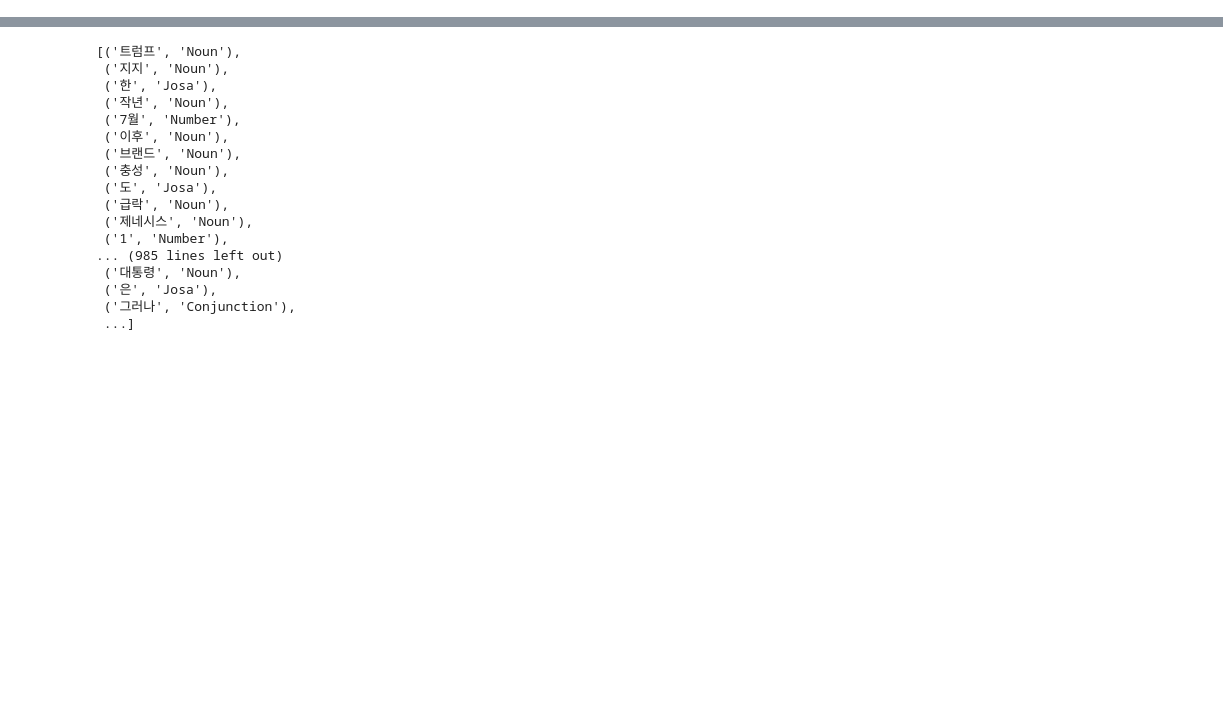
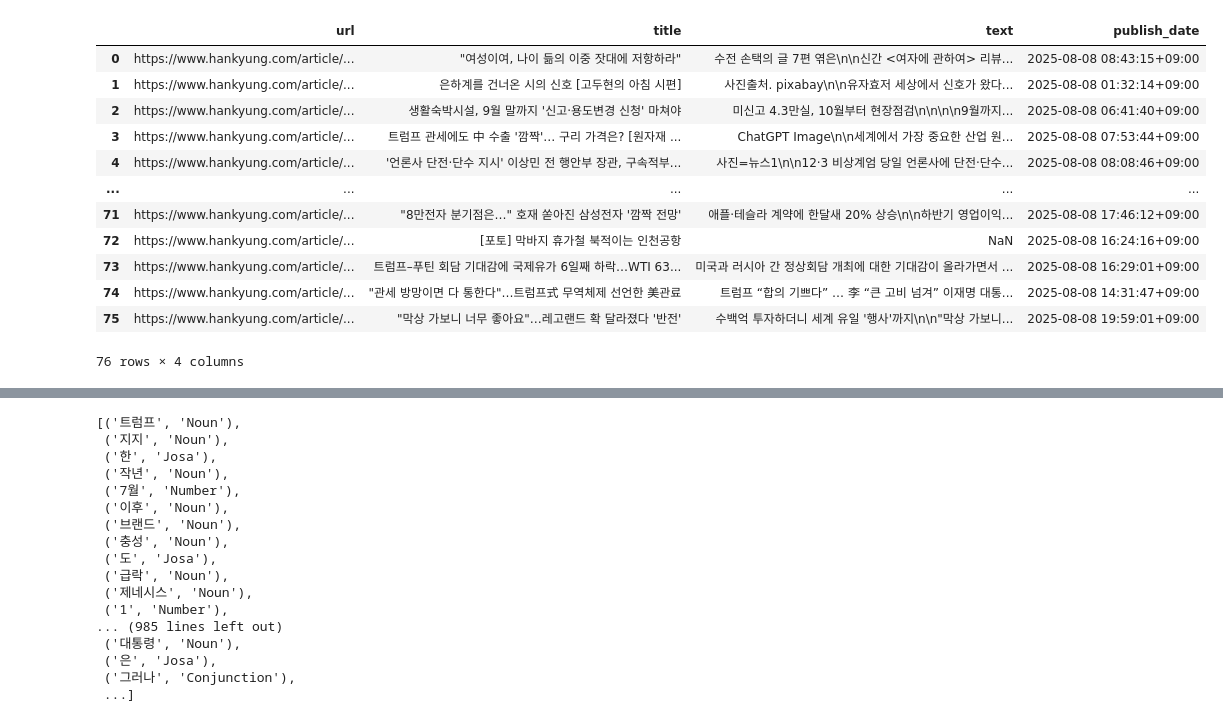
Before and after one commit to TrulySangwonDays/Side_project, a Jupyter notebook: ThemeStock_advanced/preprocessing_.ipynb, the cells around one changed output, grey strips where cells are left out. Cells and saved outputs as stored; diff of their text form; code cells hidden in the pictures; blank space fills up the shorter version.

```diff
--- a/ThemeStock_advanced/preprocessing_.ipynb
+++ b/ThemeStock_advanced/preprocessing_.ipynb
@@ -29,0 +26,16 @@ text_all = " ".join(df['text'].dropna().tolist())
+# %%
+df
+# %% [output]
+|  | url | title | text | publish_date |
+| 0 | https://www.hankyung.com/article/... | "여성이여, 나이 듦의 이중 잣대에 저항하라" | 수전 손택의 글 7편 엮은\n\n신간 <여자에 관하여> 리뷰... | 2025-08-08 08:43:15+09:00 |
+| 1 | https://www.hankyung.com/article/... | 은하계를 건너온 시의 신호 [고두현의 아침 시편] | 사진출처. pixabay\n\n유자효저 세상에서 신호가 왔다... | 2025-08-08 01:32:14+09:00 |
+| 2 | https://www.hankyung.com/article/... | 생활숙박시설, 9월 말까지 '신고·용도변경 신청' 마쳐야 | 미신고 4.3만실, 10월부터 현장점검\n\n\n\n9월까지... | 2025-08-08 06:41:40+09:00 |
+| 3 | https://www.hankyung.com/article/... | 트럼프 관세에도 中 수출 '깜짝'… 구리 가격은? [원자재 ... | ChatGPT Image\n\n세계에서 가장 중요한 산업 원... | 2025-08-08 07:53:44+09:00 |
+| 4 | https://www.hankyung.com/article/... | '언론사 단전·단수 지시' 이상민 전 행안부 장관, 구속적부... | 사진=뉴스1\n\n12·3 비상계엄 당일 언론사에 단전·단수... | 2025-08-08 08:08:46+09:00 |
+| ... | ... | ... | ... | ... |
+| 71 | https://www.hankyung.com/article/... | "8만전자 분기점은…" 호재 쏟아진 삼성전자 '깜짝 전망' | 애플·테슬라 계약에 한달새 20% 상승\n\n하반기 영업이익... | 2025-08-08 17:46:12+09:00 |
+| 72 | https://www.hankyung.com/article/... | [포토] 막바지 휴가철 북적이는 인천공항 | NaN | 2025-08-08 16:24:16+09:00 |
+| 73 | https://www.hankyung.com/article/... | 트럼프–푸틴 회담 기대감에 국제유가 6일째 하락…WTI 63... | 미국과 러시아 간 정상회담 개최에 대한 기대감이 올라가면서 ... | 2025-08-08 16:29:01+09:00 |
+| 74 | https://www.hankyung.com/article/... | "관세 방망이면 다 통한다"…트럼프式 무역체제 선언한 美관료 | 트럼프 “합의 기쁘다” … 李 “큰 고비 넘겨” 이재명 대통... | 2025-08-08 14:31:47+09:00 |
+| 75 | https://www.hankyung.com/article/... | "막상 가보니 너무 좋아요"…레고랜드 확 달라졌다 '반전' | 수백억 투자하더니 세계 유일 '행사'까지\n\n"막상 가보니... | 2025-08-08 19:59:01+09:00 |
+76 rows × 4 columns
```
Also changed, not shown: parts of 10 cells of this notebook, 1 other file.
